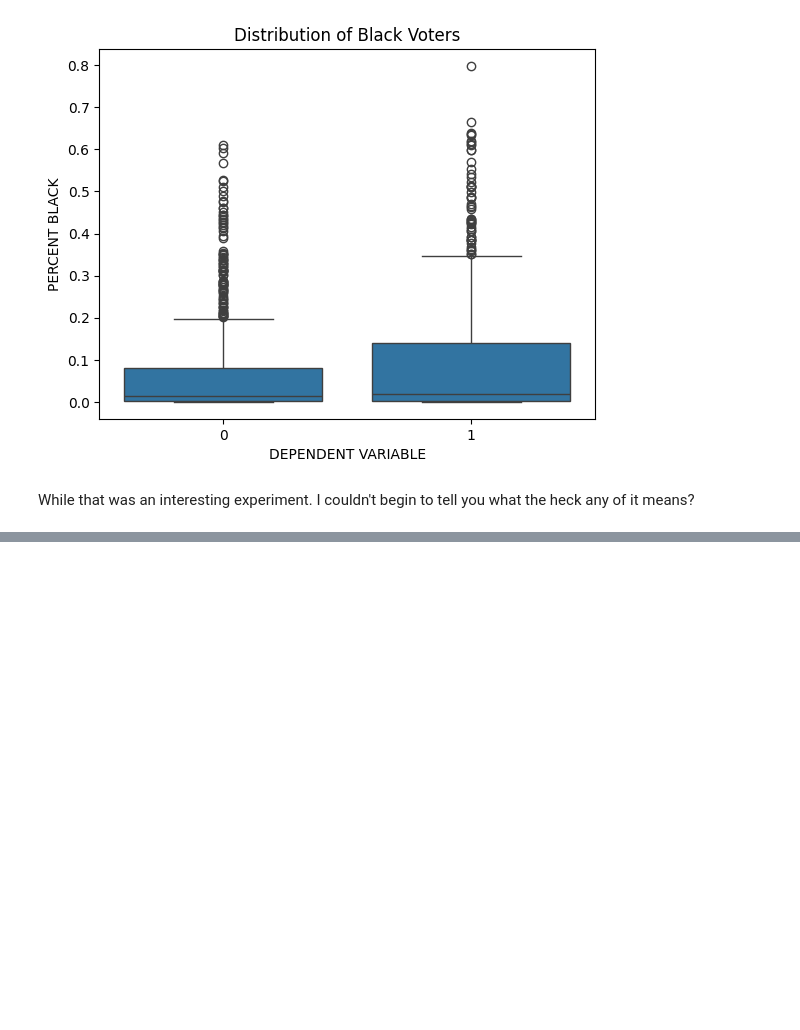
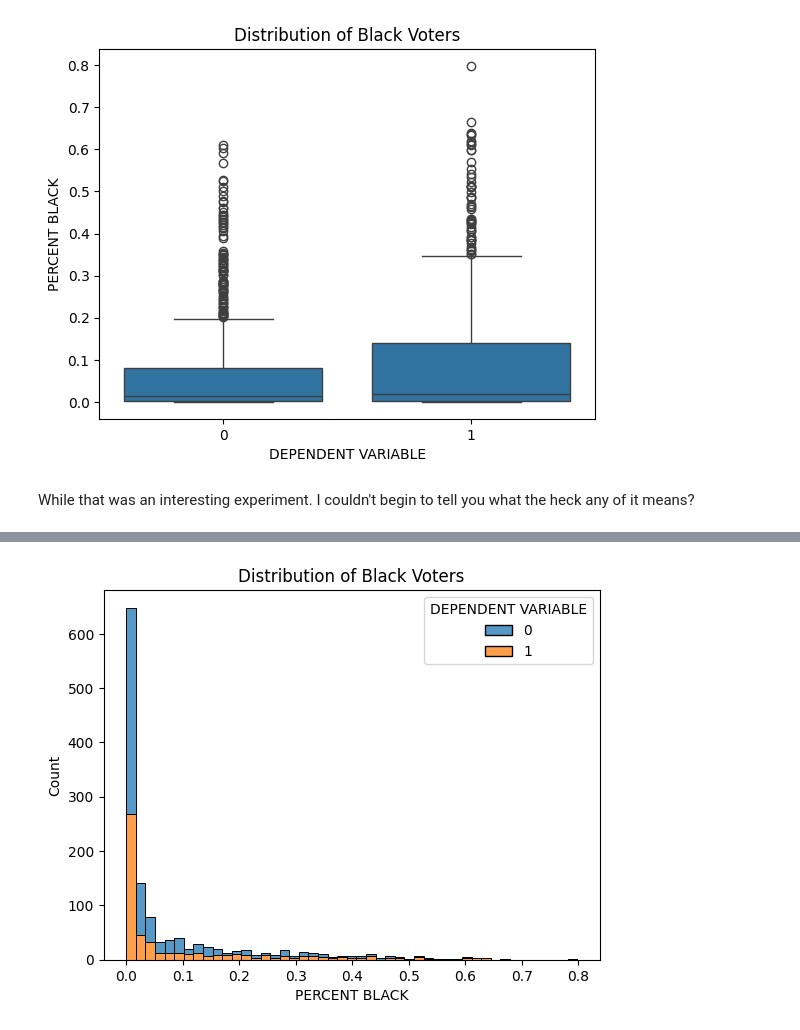
Before and after one commit to dallascaley/Business-Intelligence, a Jupyter notebook: Colab Notebooks/IS470_Assignment02.ipynb, the cells around one changed output, grey strips where cells are left out. Saved outputs shown, nothing was run; the diff lists cells and outputs as text; code cells hidden in the pictures; blank space fills up the shorter version.

```diff
--- a/Colab Notebooks/IS470_Assignment02.ipynb
+++ b/Colab Notebooks/IS470_Assignment02.ipynb
@@ -376,0 +383,6 @@ While that was an interesting experiment.  I couldn't begin to tell you what the
+# %%
+snsplot = sns.histplot(data=eval_set, x='PERCENT BLACK', hue='DEPENDENT VARIABLE', multiple='stack')
+snsplot.set_title('Distribution of Black Voters')
+plt.show()
+# %% [output]
+[figure, added]
```
Also changed, not shown: parts of 1 cell of this notebook.
